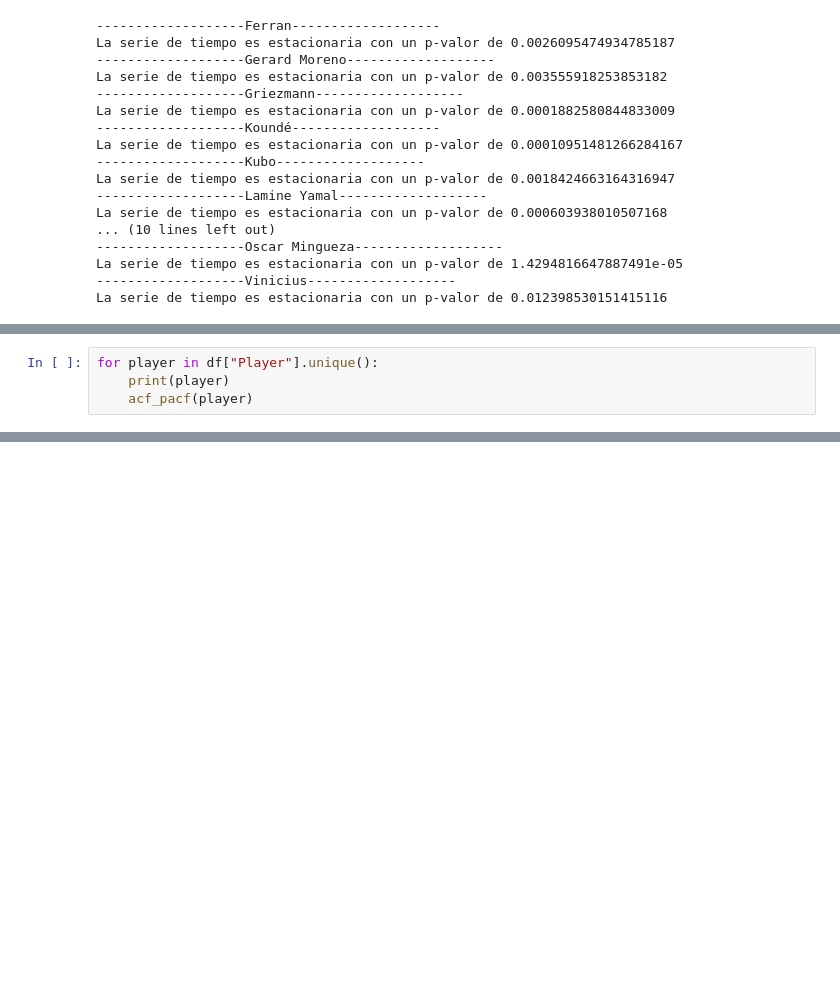
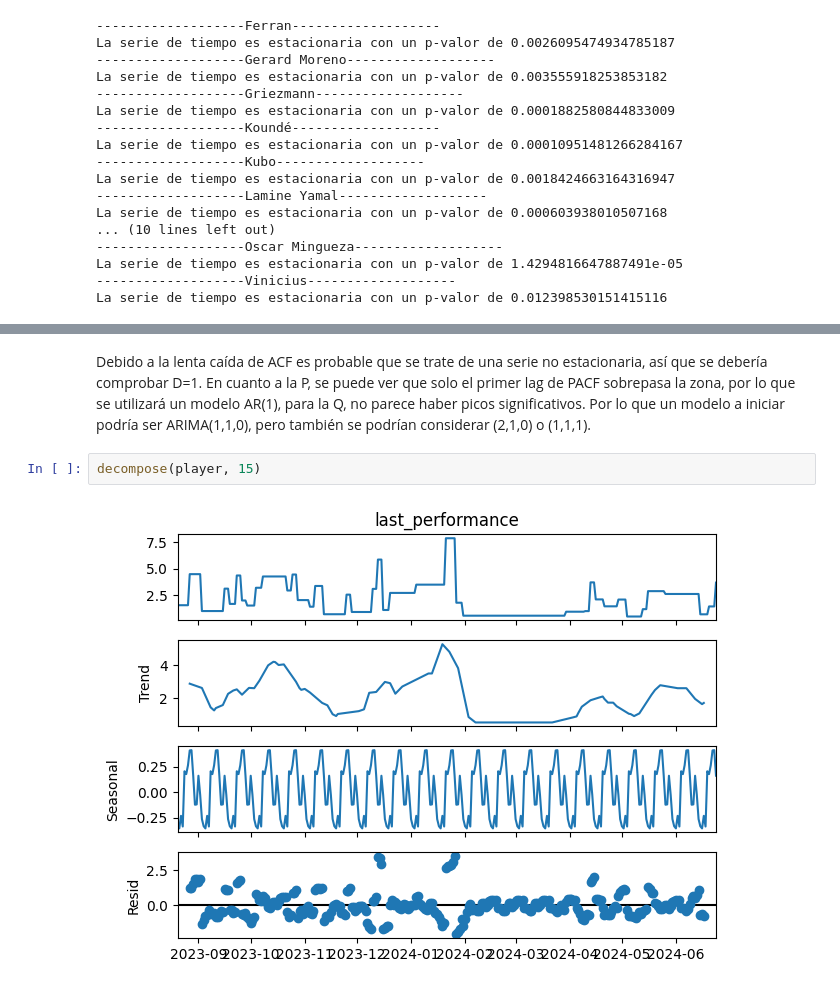
Before and after one commit to Santiagodiz/PlayerPulse, a Jupyter notebook: data/tserie_study.ipynb, the cells around one changed output, grey strips where cells are left out. Cells and saved outputs as stored; diff of their text form; blank space fills up the shorter version.

```diff
--- a/data/tserie_study.ipynb
+++ b/data/tserie_study.ipynb
@@ -93,4 +84,0 @@ for player in df["Player"].unique():
-# %%
-for player in df["Player"].unique():
-    print(player)
-    acf_pacf(player)
@@ -110,0 +85,6 @@ Koundé
+# %% [markdown]
+Debido a la lenta caída de ACF es probable que se trate de una serie no estacionaria, así que se debería comprobar D=1. En cuanto a la P, se puede ver que solo el primer lag de PACF sobrepasa la zona, por lo que se utilizará un modelo AR(1), para la Q, no parece haber picos significativos. Por lo que un modelo a iniciar podría ser ARIMA(1,1,0), pero también se podrían considerar (2,1,0) o (1,1,1).
+# %%
+decompose(player, 15)
+# %% [output]
+[figure, added]
```
Also changed, not shown: parts of 41 cells of this notebook.
